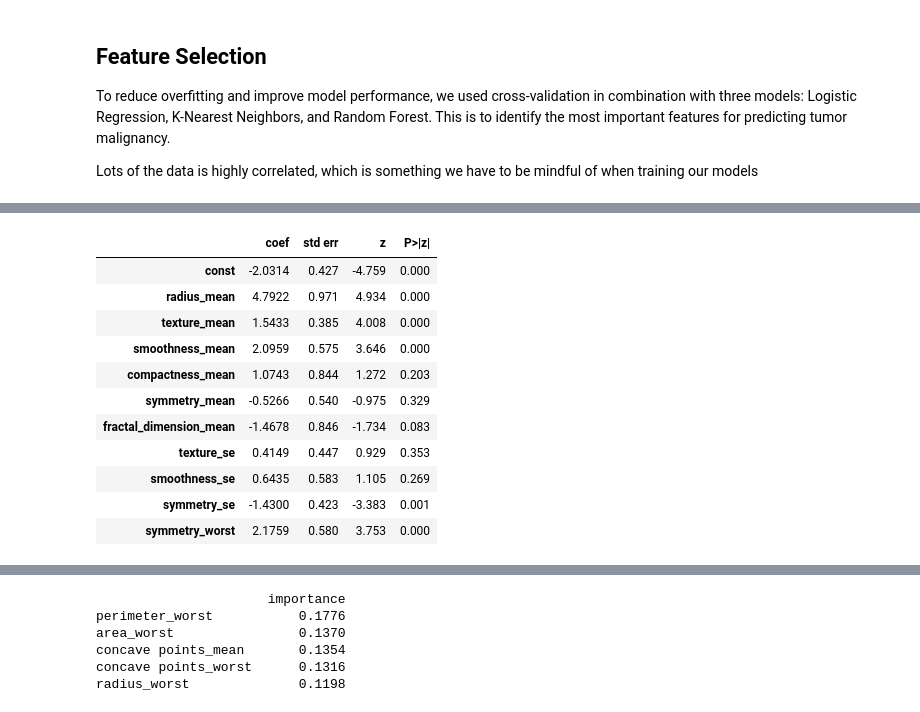
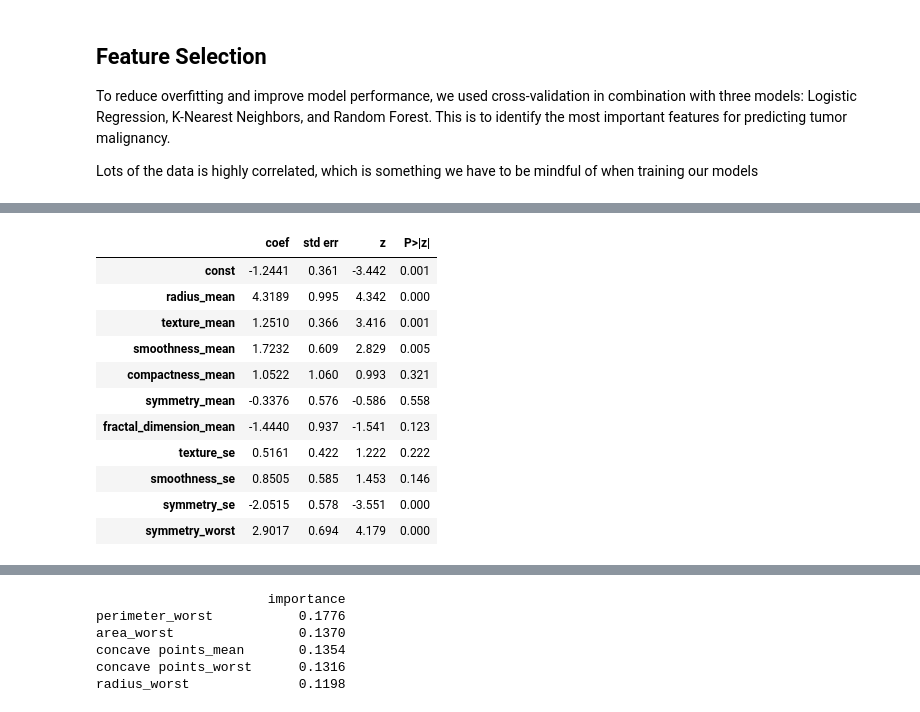
Before and after one commit to ninacunha/DataScienceGeneExpression, a Jupyter notebook: project.ipynb, the cells around one changed output, grey strips where cells are left out. Saved outputs shown, nothing was run; the diff lists cells and outputs as text; code cells hidden in the pictures.

```diff
--- a/project.ipynb
+++ b/project.ipynb
@@ -164,16 +199,17 @@ Optimization terminated successfully.
-# %%
-pval = accuracy_model[max(accuracy_scores)].pvalues
-summarize(accuracy_model[max(accuracy_scores)])
-# %% [output]
-|  | coef | std err | z | P>|z| |
-| const | -2.0314 | 0.427 | -4.759 | 0.000 |
-| radius_mean | 4.7922 | 0.971 | 4.934 | 0.000 |
-| texture_mean | 1.5433 | 0.385 | 4.008 | 0.000 |
-| smoothness_mean | 2.0959 | 0.575 | 3.646 | 0.000 |
-| compactness_mean | 1.0743 | 0.844 | 1.272 | 0.203 |
-| symmetry_mean | -0.5266 | 0.540 | -0.975 | 0.329 |
-| fractal_dimension_mean | -1.4678 | 0.846 | -1.734 | 0.083 |
-| texture_se | 0.4149 | 0.447 | 0.929 | 0.353 |
-| smoothness_se | 0.6435 | 0.583 | 1.105 | 0.269 |
-| symmetry_se | -1.4300 | 0.423 | -3.383 | 0.001 |
-| symmetry_worst | 2.1759 | 0.580 | 3.753 | 0.000 |
+# %%
+pval = accuracy_model_test[max(accuracy_scores_test.keys())].pvalues
+pval = pval[pval < 0.05].drop("const").index.tolist()
+summarize(accuracy_model_test[max(accuracy_scores_test)])
+# %% [output]
+|  | coef | std err | z | P>|z| |
+| const | -1.2441 | 0.361 | -3.442 | 0.001 |
+| radius_mean | 4.3189 | 0.995 | 4.342 | 0.000 |
+| texture_mean | 1.2510 | 0.366 | 3.416 | 0.001 |
+| smoothness_mean | 1.7232 | 0.609 | 2.829 | 0.005 |
+| compactness_mean | 1.0522 | 1.060 | 0.993 | 0.321 |
+| symmetry_mean | -0.3376 | 0.576 | -0.586 | 0.558 |
+| fractal_dimension_mean | -1.4440 | 0.937 | -1.541 | 0.123 |
+| texture_se | 0.5161 | 0.422 | 1.222 | 0.222 |
+| smoothness_se | 0.8505 | 0.585 | 1.453 | 0.146 |
+| symmetry_se | -2.0515 | 0.578 | -3.551 | 0.000 |
+| symmetry_worst | 2.9017 | 0.694 | 4.179 | 0.000 |
```
Also changed, not shown: parts of 9 cells of this notebook.
